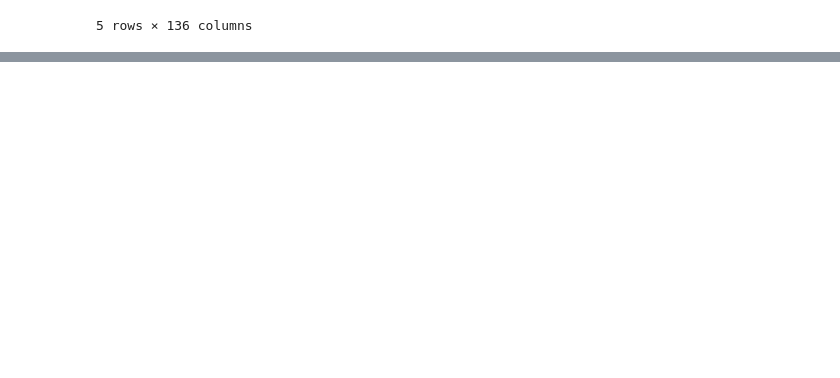
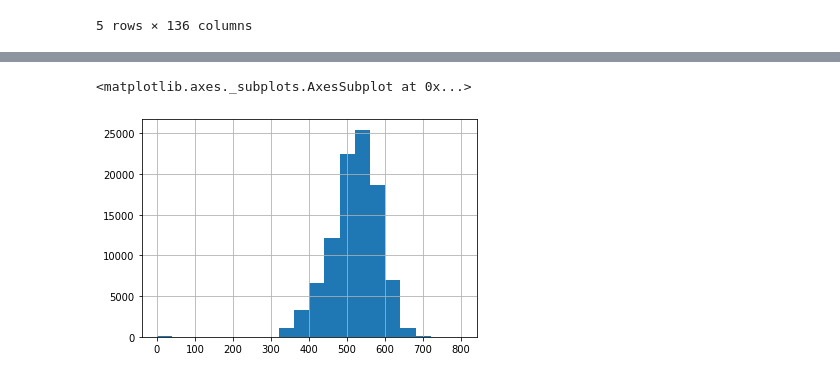
Before and after one commit to joaomarcuslf/data-science-studies, a Jupyter notebook: imersao_alura_01.ipynb, the cells around one changed output, grey strips where cells are left out. Drawn from its saved outputs; the diff is of its cells as text; code cells hidden in the pictures; blank space fills up the shorter version.

```diff
--- a/imersao_alura_01.ipynb
+++ b/imersao_alura_01.ipynb
@@ -17,0 +186,5 @@ dados.head()
+# %%
+df['NU_NOTA_LC'].hist(bins=20)
+# %% [output]
+<matplotlib.axes._subplots.AxesSubplot at 0x...>
+[figure, added]
```
Also changed, not shown: parts of 22 cells of this notebook.
